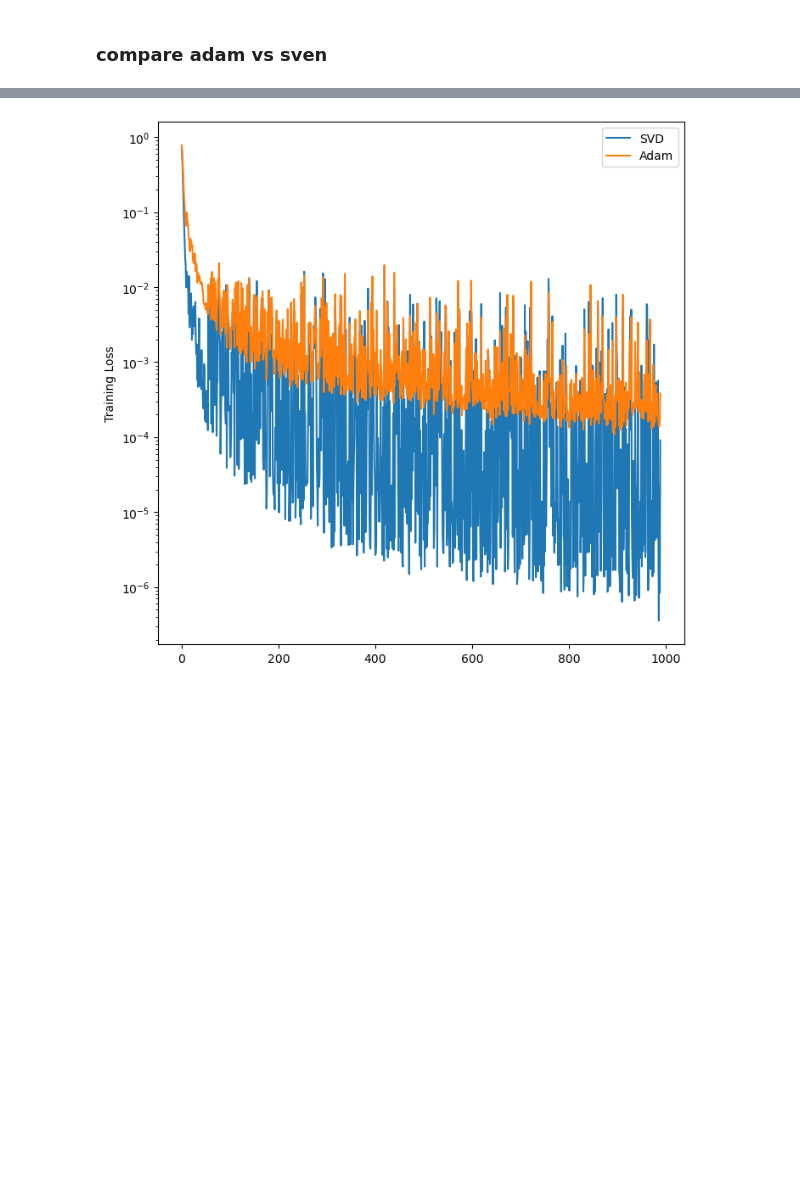
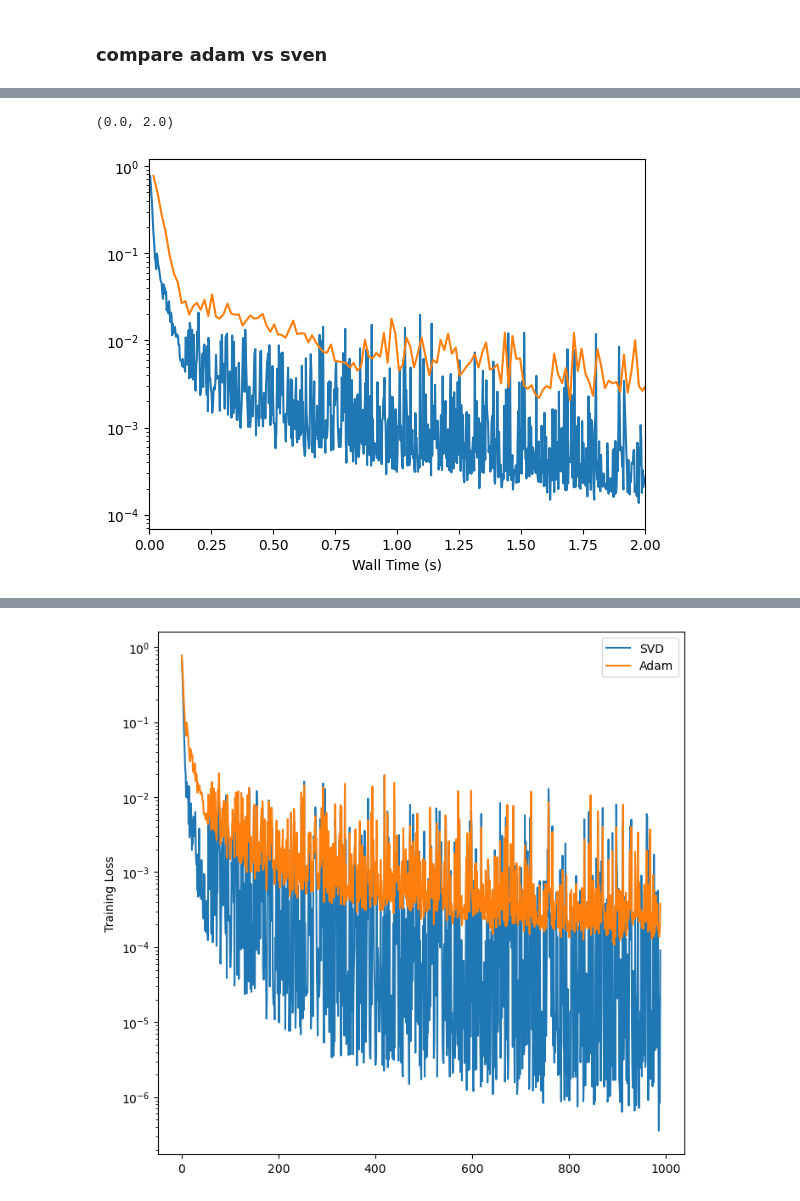
Before and after one commit to sambt/sven-experiments, a Jupyter notebook: notebooks_new/mnist_testing.ipynb, the cells around one changed output, grey strips where cells are left out. Saved outputs shown, nothing was run; the diff lists cells and outputs as text; code cells hidden in the pictures; blank space fills up the shorter version.

```diff
--- a/notebooks_new/mnist_testing.ipynb
+++ b/notebooks_new/mnist_testing.ipynb
@@ -172,0 +187,14 @@ plt.yscale('log')
+# %%
+adam_batch_losses = losses_adam['train_batch']
+adam_batch_times = losses_adam['batch_times_train']
+svd_batch_losses = losses_svd['train_batch']
+svd_batch_times = losses_svd['batch_times_train']
+
+plt.plot(np.cumsum(adam_batch_times), adam_batch_losses, label='Adam')
+plt.plot(np.cumsum(svd_batch_times), svd_batch_losses, label='SVD')
+plt.yscale('log')
+plt.xlabel("Wall Time (s)")
+plt.xlim([0,2])
+# %% [output]
+(0.0, 2.0)
+[figure, added]
```
Also changed, not shown: parts of 9 cells of this notebook, 10 other files.
